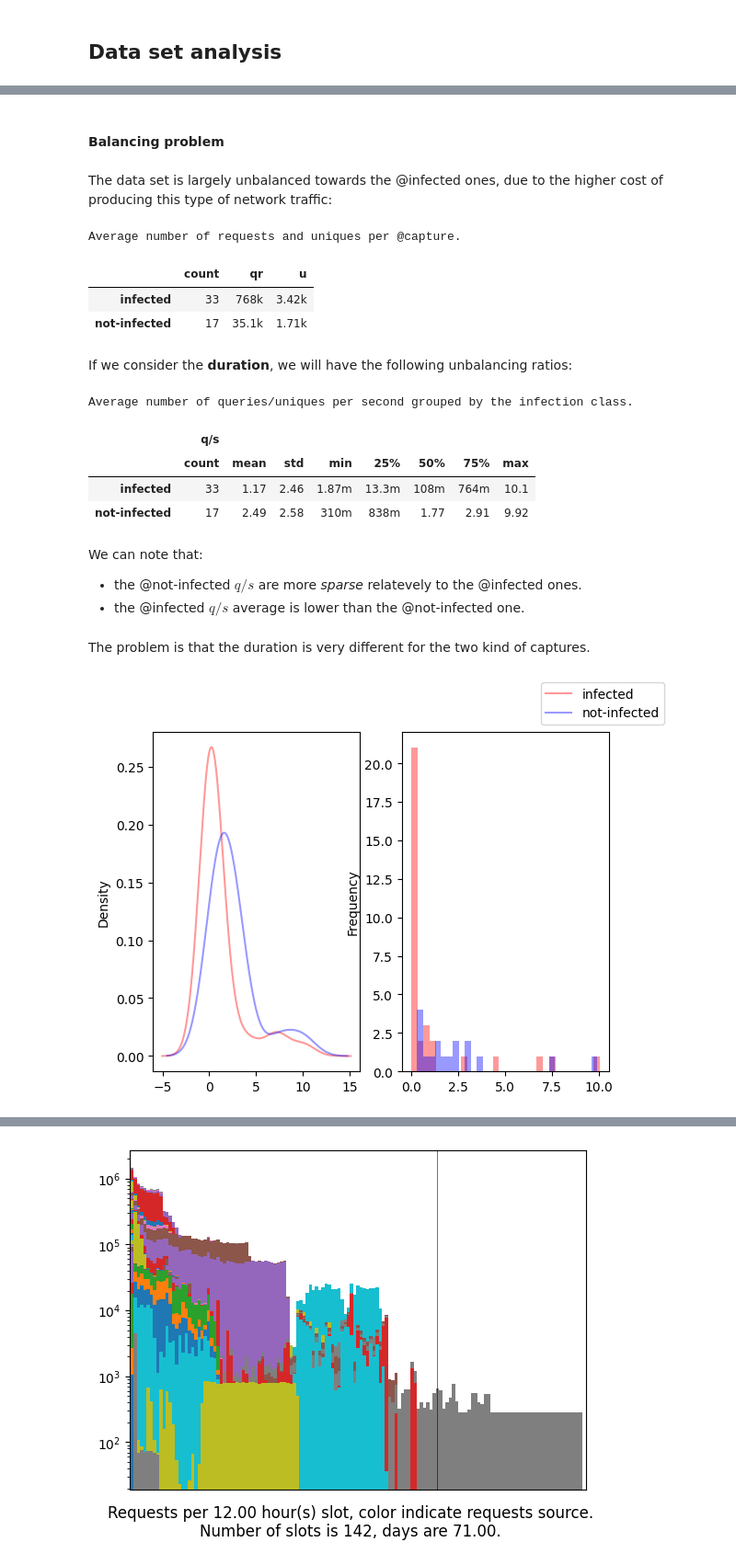
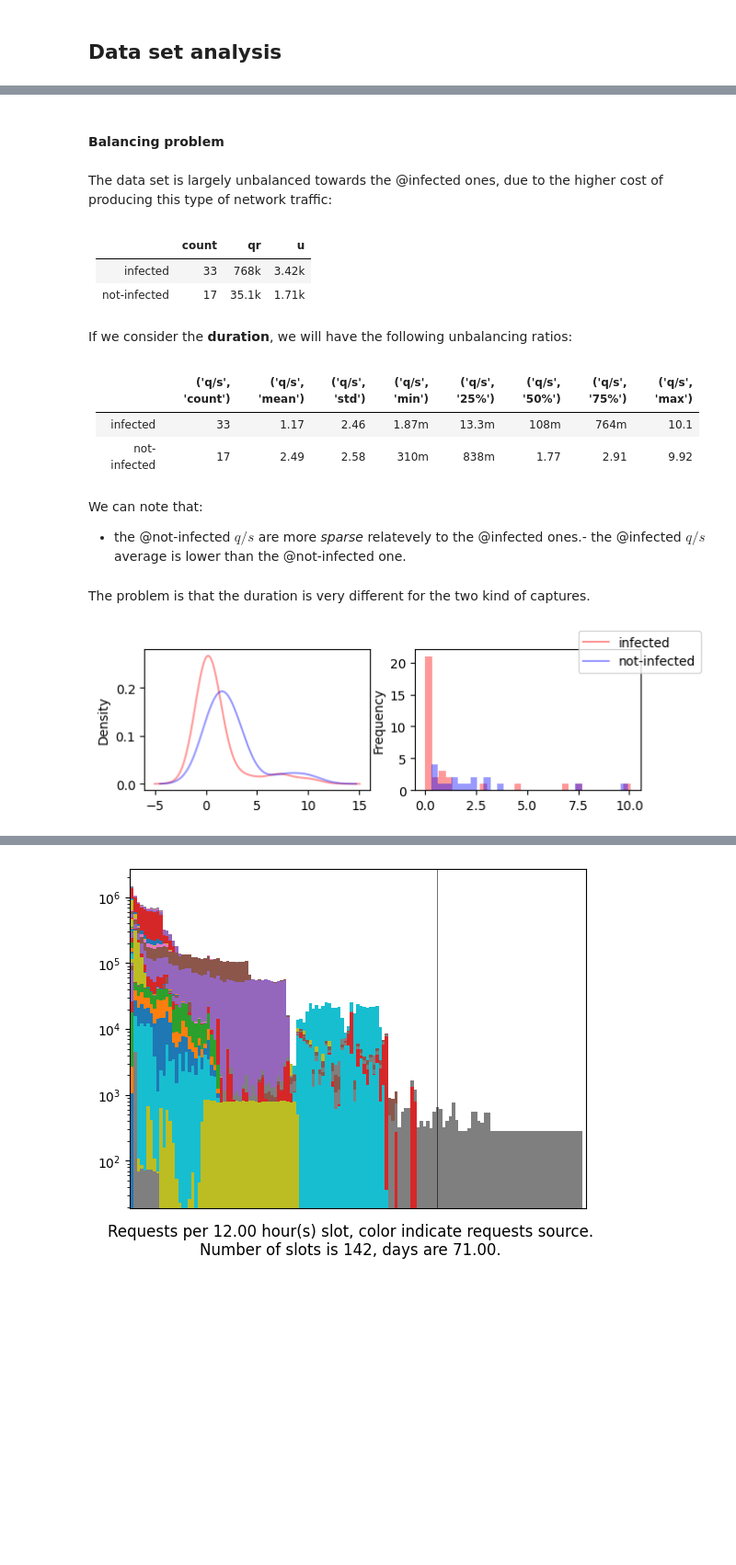
Before and after one commit to princio/dga-detection-analysis-framework, a Jupyter notebook: ml/windows_time.ipynb, the cells around one changed output, grey strips where cells are left out. Shown: that part at 92% size. Drawn from its saved outputs; the diff is of its cells as text; code cells hidden in the pictures; blank space fills up the shorter version.

```diff
--- a/ml/windows_time.ipynb
+++ b/ml/windows_time.ipynb
@@ -43,7 +43,8 @@ def pt(df, width=None, caption=None):
                  dict(selector="caption", props="caption-side: bottom; font-size:1em;")
              ], overwrite=False)
         )
-    display(HTML(f'<div style="display: flex; justify-content: center;">{s.to_html()}</div>'))
+    # display(HTML(f'<div style="display: flex; justify-content: center;">{s.to_html()}</div>'))
+    display(Markdown(df.to_markdown()))
 
 def ptime(hours):
     if hours < 1:
@@ -172,52 +173,52 @@ tmp = DF.copy()
 for col in ["q"]:
     tmp[f"{col}/s"] = tmp[f"{col}"] / tmp["duration"]
 
-fig, axs = plt.subplots(1,2)
+fig, axs = plt.subplots(1,2, figsize=(7,2))
 ax = tmp[tmp["dga"]=="infected"][["q/s", "dga"]].plot(kind="kde", ax=axs[0], color="#FF000066", legend=False)
 tmp[tmp["dga"]=="not-infected"][["q/s", "dga"]].plot(kind="kde", ax=axs[0], color="#0000FF66", legend=False)
 fig.legend(["infected", "not-infected"])
 ax = tmp[tmp["dga"]=="infected"][["q/s", "dga"]].plot.hist(ax=axs[1], bins=30, color="#FF000066", legend=False)
 ax = tmp[tmp["dga"]=="not-infected"][["q/s", "dga"]].plot.hist(ax=axs[1], bins=30, color="#0000FF66", legend=False)
 
 tmp = tmp[["q/s", "dga"]].groupby("dga").describe()
 tmp.index.rename(None, inplace=True)
 
 pt(
     tmp.map(lambda x: qq.Quantity(x).render(prec=2)),
     width="350px",
     caption="Average number of queries/uniques per second grouped by the infection class."
 )
 
 pp([
     "We can note that:",
-    "- the @not-infected $q/s$ are more _sparse_ relatevely to the @infected ones.\n"
-    "- the @infected $q/s$ average is lower than the @not-infected one."
+    "\n- the @not-infected $q/s$ are more _sparse_ relatevely to the @infected ones."
+    "- the @infected $q/s$ average is lower than the @not-infected one.\n"
 ])
 
 pp([
-    "The problem is that the duration is very different for the two kind of captures."
+    "\nThe problem is that the duration is very different for the two kind of captures."
 ])
 
 tmp = DF.copy()
 for col in ["u"]:
     tmp[f"{col}/s"] = tmp[f"{col}"] / tmp["duration"]
 tmp = tmp[[ "u/s", "dga"]].groupby("dga").describe()
 tmp.index.rename(None, inplace=True)
 # %% [output]
 #### Balancing problem
 The data set is largely unbalanced towards the @infected ones, due to the higher cost of producing this type of network traffic:
-Average number of requests and uniques per @capture.
-|  | count | qr | u |
-| infected | 33 | 768k | 3.42k |
-| not-infected | 17 | 35.1k | 1.71k |
-If we consider the **duration**, we will have the following unbalancing ratios:
+|              |   count | qr    | u     |
+|:-------------|--------:|:------|:------|
+| infected     |      33 | 768k  | 3.42k |
+| not-infected |      17 | 35.1k | 1.71k |
-Average number of queries/uniques per second grouped by the infection class.
-|  | q/s |  |  |  |  |  |  |  |
-|  | count | mean | std | min | 25% | 50% | 75% | max |
-| infected | 33 | 1.17 | 2.46 | 1.87m | 13.3m | 108m | 764m | 10.1 |
-| not-infected | 17 | 2.49 | 2.58 | 310m | 838m | 1.77 | 2.91 | 9.92 |
-We can note that:
-- the @not-infected $q/s$ are more _sparse_ relatevely to the @infected ones.
-- the @infected $q/s$ average is lower than the @not-infected one.
+If we consider the **duration**, we will have the following unbalancing ratios:
-The problem is that the duration is very different for the two kind of captures.
+|              |   ('q/s', 'count') |   ('q/s', 'mean') |   ('q/s', 'std') | ('q/s', 'min')   | ('q/s', '25%')   | ('q/s', '50%')   | ('q/s', '75%')   |   ('q/s', 'max') |
+|:-------------|-------------------:|------------------:|-----------------:|:-----------------|:-----------------|:-----------------|:-----------------|-----------------:|
+| infected     |                 33 |              1.17 |             2.46 | 1.87m            | 13.3m            | 108m             | 764m             |            10.1  |
+| not-infected |                 17 |              2.49 |             2.58 | 310m             | 838m             | 1.77             | 2.91             |             9.92 |
+We can note that:
+
+- the @not-infected $q/s$ are more _sparse_ relatevely to the @infected ones.- the @infected $q/s$ average is lower than the @not-infected one.
+
+The problem is that the duration is very different for the two kind of captures.
-[figure, old version]
+[figure, new version]
```
Also changed, not shown: parts of 16 cells of this notebook, 5 other files.
